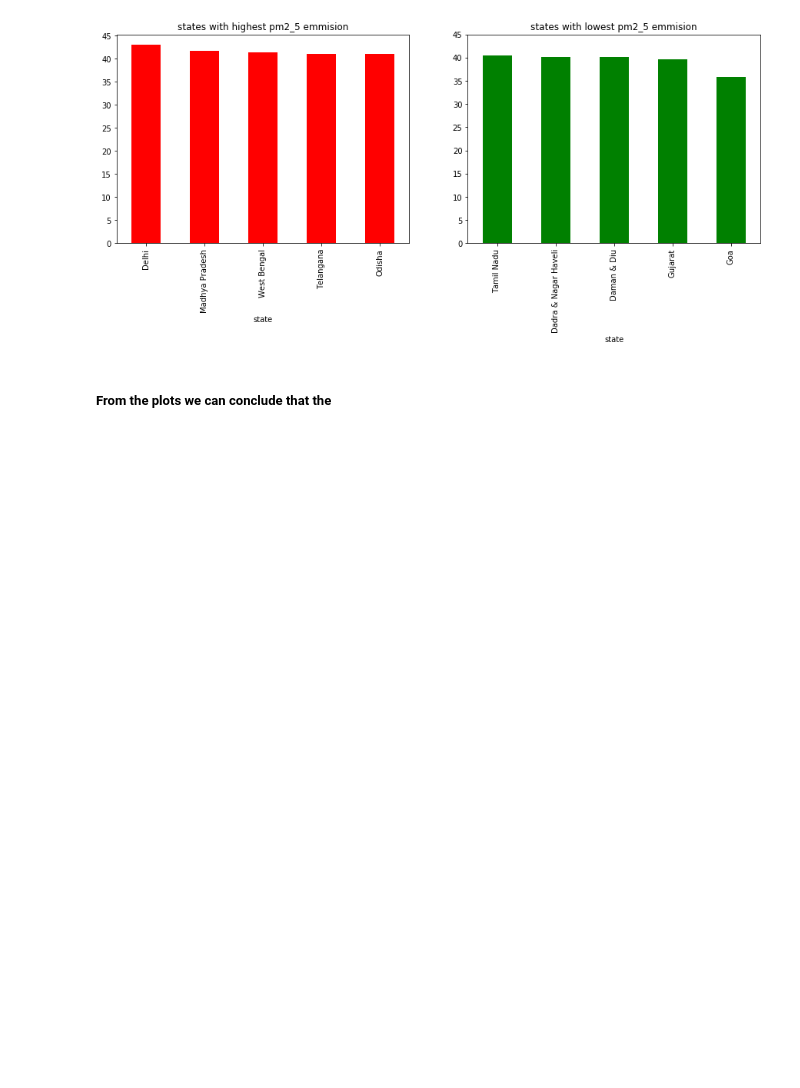
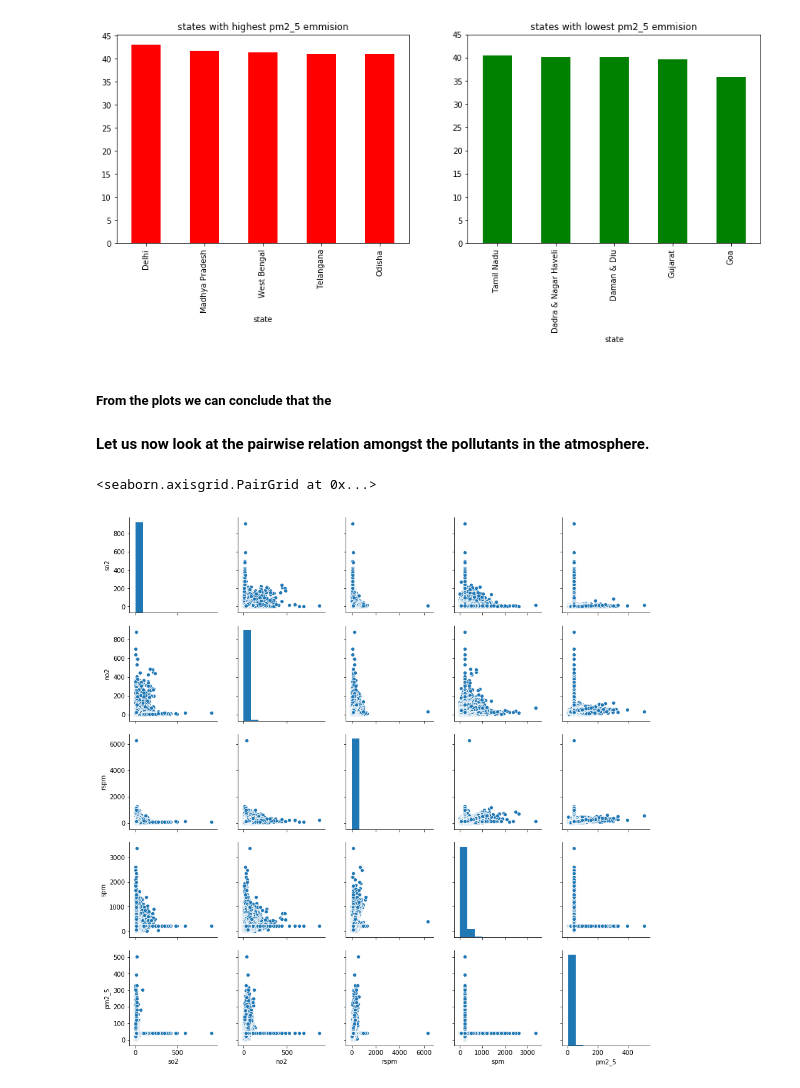
Before and after one commit to Pratham1807/India_Air_Quality, a Jupyter notebook: AirQuality(INDIA).ipynb, the cells around one changed output. Cells and saved outputs as stored; diff of their text form; code cells hidden in the pictures; blank space fills up the shorter version.

```diff
--- a/AirQuality(INDIA).ipynb
+++ b/AirQuality(INDIA).ipynb
@@ -437,3 +437,10 @@ plt.show()
 [figure]
 # %% [markdown]
 ##### From the plots we can conclude that the
+# %% [markdown]
+**Let us now look at the pairwise relation amongst the pollutants in the atmosphere.**
+# %%
+sns.pairplot(df[['so2','no2','rspm','spm','pm2_5']])
+# %% [output]
+<seaborn.axisgrid.PairGrid at 0x...>
+[figure, added]
```
Also changed, not shown: parts of 17 cells of this notebook, 2 other files.
